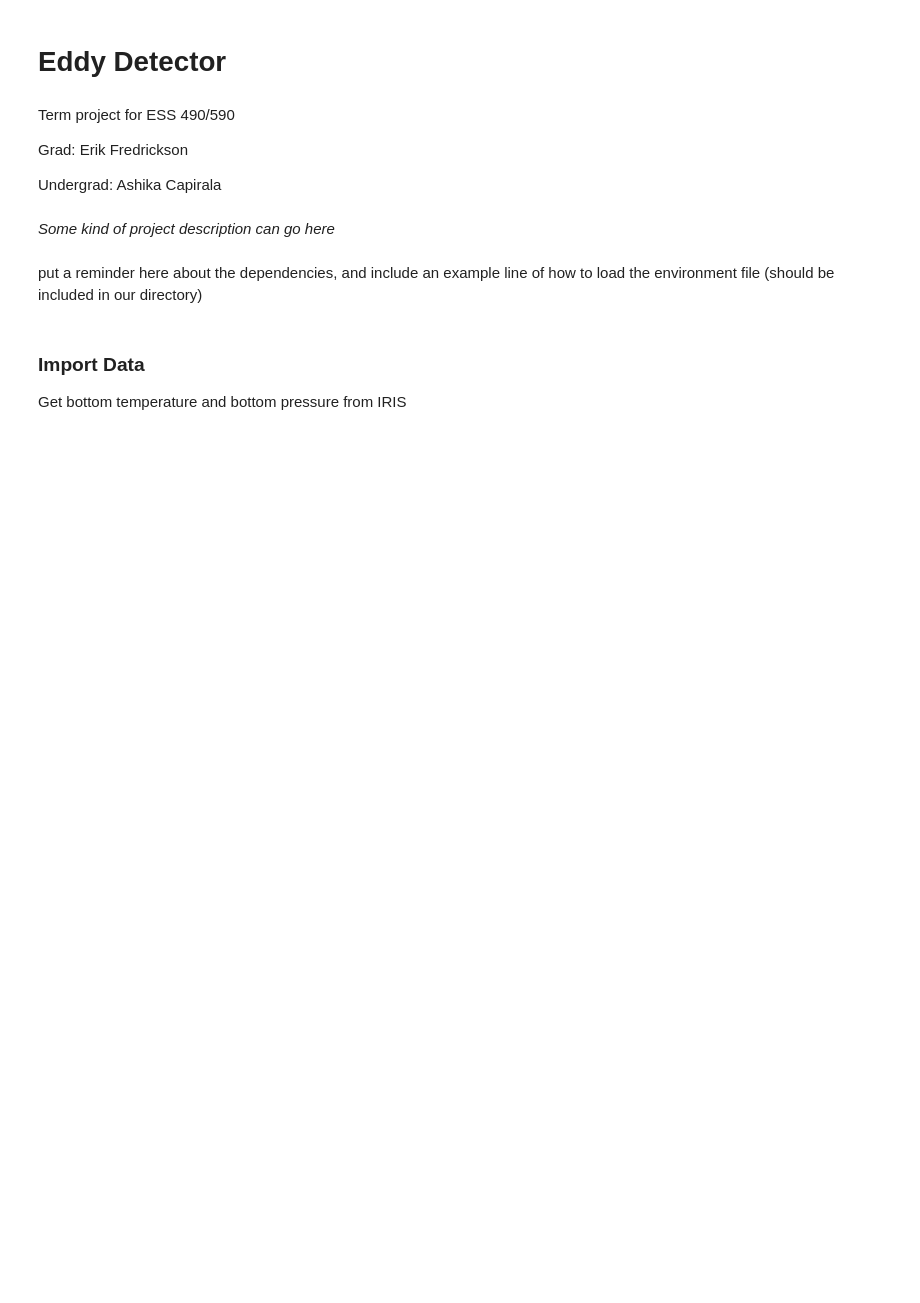
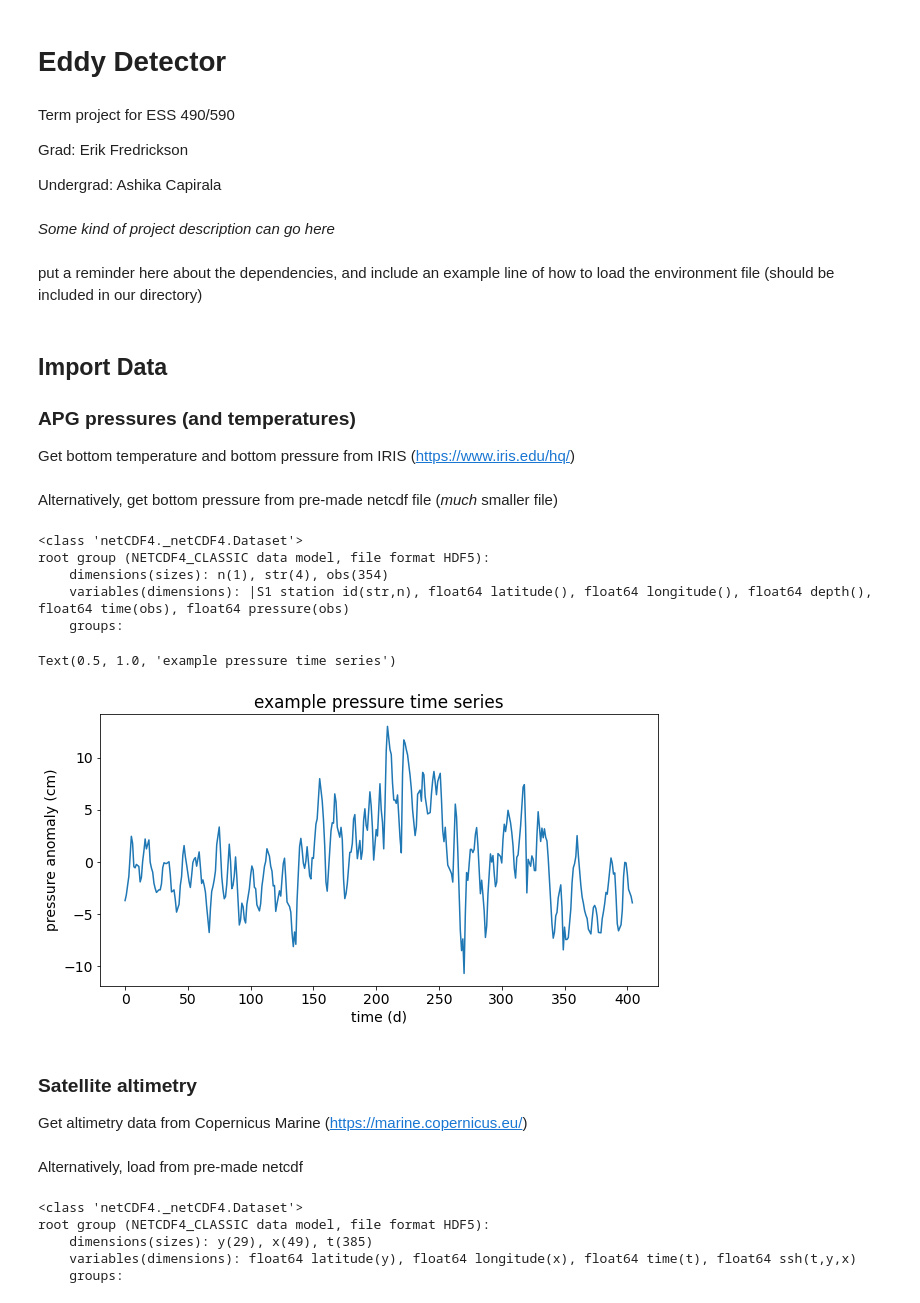
Before and after one commit to erikfred/ptz_detector, a Jupyter notebook: eddy_detector.ipynb, the cells around one changed output. Cells and saved outputs as stored; diff of their text form; code cells hidden in the pictures; blank space fills up the shorter version.

Commit message:
loaded data from netcdf and made simple plots

```diff
--- a/eddy_detector.ipynb
+++ b/eddy_detector.ipynb
@@ -27,9 +30,11 @@ import obspy
 import obspy.clients.fdsn.client as fdsn
 from obspy import UTCDateTime
 # %% [markdown]
-### Import Data
+## Import Data
 
-Get bottom temperature and bottom pressure from IRIS
+### APG pressures (and temperatures)
+
+Get bottom temperature and bottom pressure from IRIS (https://www.iris.edu/hq/)
 # %%
 # Pull pressure and temperature data from IRIS
 network = 'XO'
@@ -46,3 +51,41 @@ fdsn_client = fdsn.Client('IRIS')
 # DO NOT RUN AS WRITTEN -- way too much data, so we'll need to make a loop to parse it by station and by day
 Dtmp = fdsn_client.get_waveforms(network=network, station=staCodes, location='--', channel=chaCodes, starttime=Tstart, \
     endtime=Tend, attach_response=False)
+# %% [markdown]
+Alternatively, get bottom pressure from pre-made netcdf file (*much* smaller file)
+# %%
+# Load just one as an example
+pfile = 'data/p_daily/LT01.nc'
+LT01 = nc.Dataset(pfile)
+LT01
+# %% [output]
+<class 'netCDF4._netCDF4.Dataset'>
+root group (NETCDF4_CLASSIC data model, file format HDF5):
+    dimensions(sizes): n(1), str(4), obs(354)
+    variables(dimensions): |S1 station id(str,n), float64 latitude(), float64 longitude(), float64 depth(), float64 time(obs), float64 pressure(obs)
+    groups:
+# %%
+# make demonstrative plot
+ampfac = 1/10065/0.01 # Pa to cm seawater
+t = np.array(LT01['time'])
+p = np.array(LT01['pressure'])
+
+params = {'legend.fontsize': 14, \
+          'xtick.labelsize':14, \
+          'ytick.labelsize':14, \
+          'font.size':14}
+plt.rcParams.update(params)
+
+fig1 = plt.figure(figsize=(10, 5))
+ax1 = fig1.add_subplot(111)
+ax1.plot(t-t[0],(p-np.mean(p))*ampfac)
+ax1.set_xlabel('time (d)')
+ax1.set_ylabel('pressure anomaly (cm)')
+plt.title('example pressure time series')
+# %% [output]
+Text(0.5, 1.0, 'example pressure time series')
+[figure, added]
+# %% [markdown]
+### Satellite altimetry
+
+Get altimetry data from Copernicus Marine (https://marine.copernicus.eu/)
@@ -48,0 +102,12 @@ Dtmp = fdsn_client.get_waveforms(network=network, station=staCodes, location='--
+# %% [markdown]
+Alternatively, load from pre-made netcdf
+# %%
+sshfile = 'data/altimetry.nc'
+SSH = nc.Dataset(sshfile)
+SSH
+# %% [output]
+<class 'netCDF4._netCDF4.Dataset'>
+root group (NETCDF4_CLASSIC data model, file format HDF5):
+    dimensions(sizes): y(29), x(49), t(385)
+    variables(dimensions): float64 latitude(y), float64 longitude(x), float64 time(t), float64 ssh(t,y,x)
+    groups:
```
Also changed, not shown: parts of 9 cells of this notebook.
